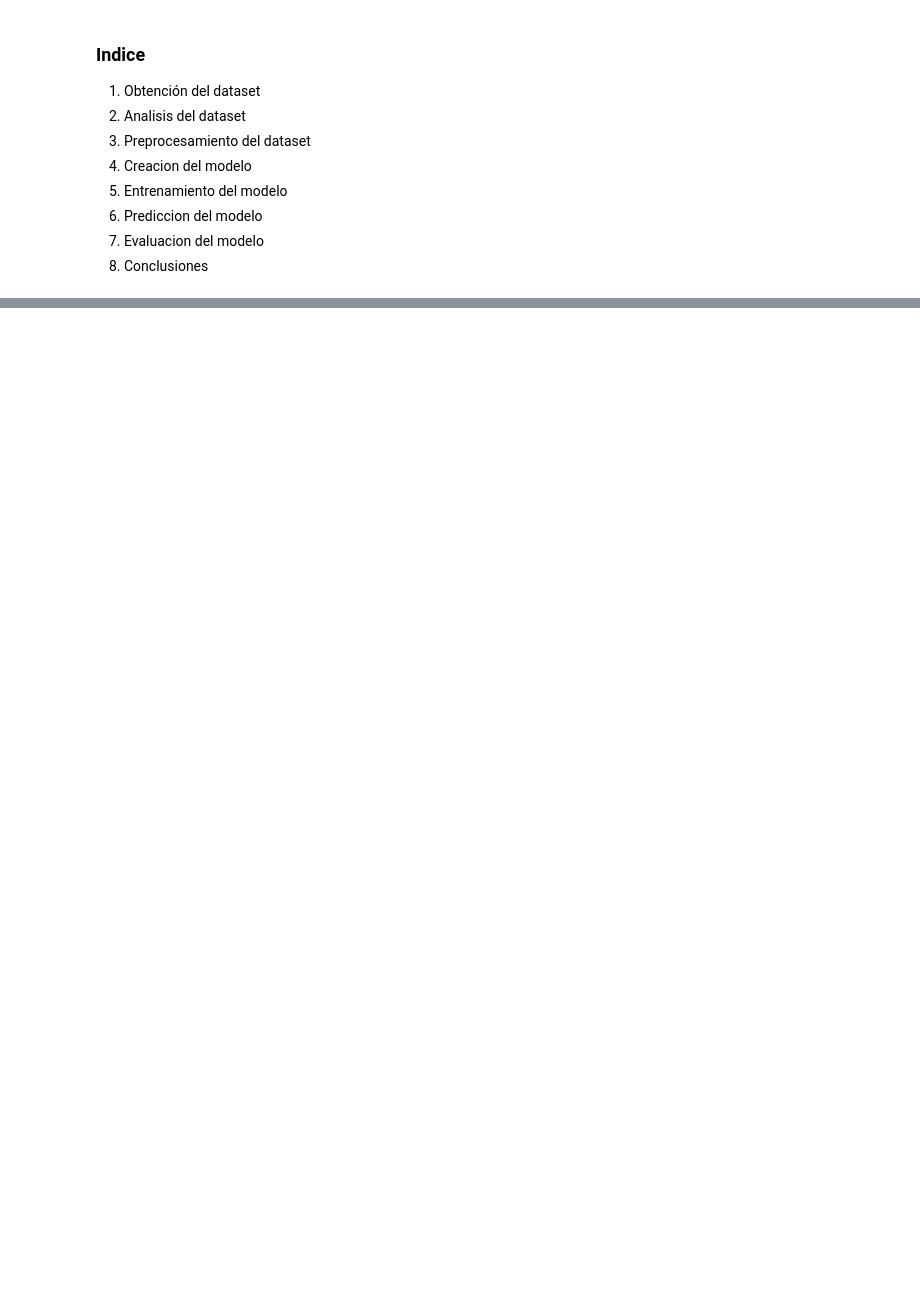
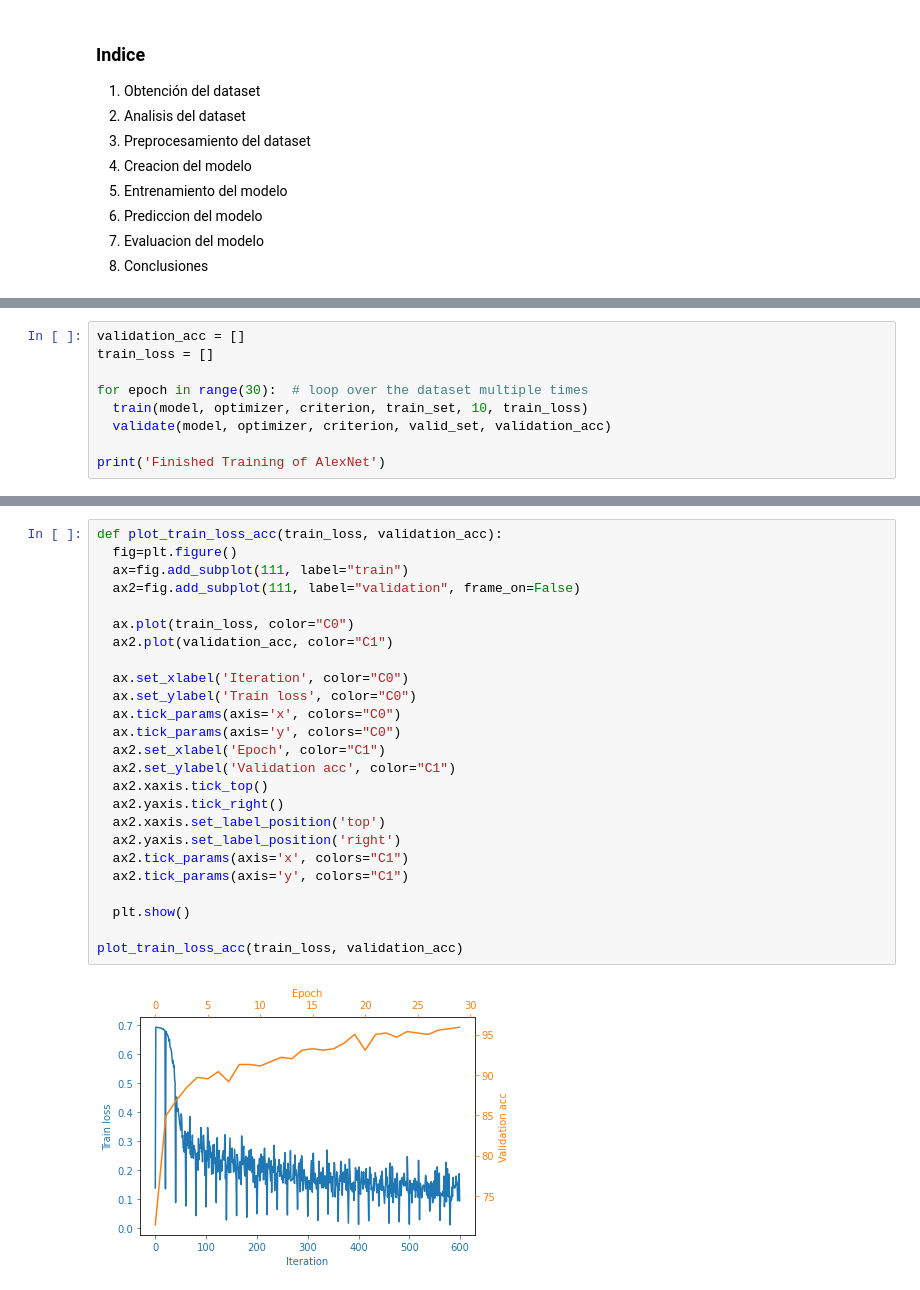
Before and after one commit to juanmacaaz/Pokemon2Digimon, a Jupyter notebook: notebook.ipynb, the cells around one changed output, grey strips where cells are left out. Saved outputs shown, nothing was run; the diff lists cells and outputs as text; blank space fills up the shorter version.

```diff
--- a/notebook.ipynb
+++ b/notebook.ipynb
@@ -483,0 +399,9 @@ for epoch in range(1, n_epochs+1):
+# %%
+validation_acc = []
+train_loss = []
+
+for epoch in range(30):  # loop over the dataset multiple times
+  train(model, optimizer, criterion, train_set, 10, train_loss)
+  validate(model, optimizer, criterion, valid_set, validation_acc)
+
+print('Finished Training of AlexNet')
@@ -483,0 +426,27 @@ for epoch in range(1, n_epochs+1):
+# %%
+def plot_train_loss_acc(train_loss, validation_acc):
+  fig=plt.figure()
+  ax=fig.add_subplot(111, label="train")
+  ax2=fig.add_subplot(111, label="validation", frame_on=False)
+
+  ax.plot(train_loss, color="C0")
+  ax2.plot(validation_acc, color="C1")
+
+  ax.set_xlabel('Iteration', color="C0")
+  ax.set_ylabel('Train loss', color="C0")
+  ax.tick_params(axis='x', colors="C0")
+  ax.tick_params(axis='y', colors="C0")
+  ax2.set_xlabel('Epoch', color="C1")
+  ax2.set_ylabel('Validation acc', color="C1")
+  ax2.xaxis.tick_top()
+  ax2.yaxis.tick_right()
+  ax2.xaxis.set_label_position('top')
+  ax2.yaxis.set_label_position('right')
+  ax2.tick_params(axis='x', colors="C1")
+  ax2.tick_params(axis='y', colors="C1")
+
+  plt.show()
+
+plot_train_loss_acc(train_loss, validation_acc)
+# %% [output]
+[figure, added]
```
Also changed, not shown: parts of 55 cells of this notebook, 2 other files.
